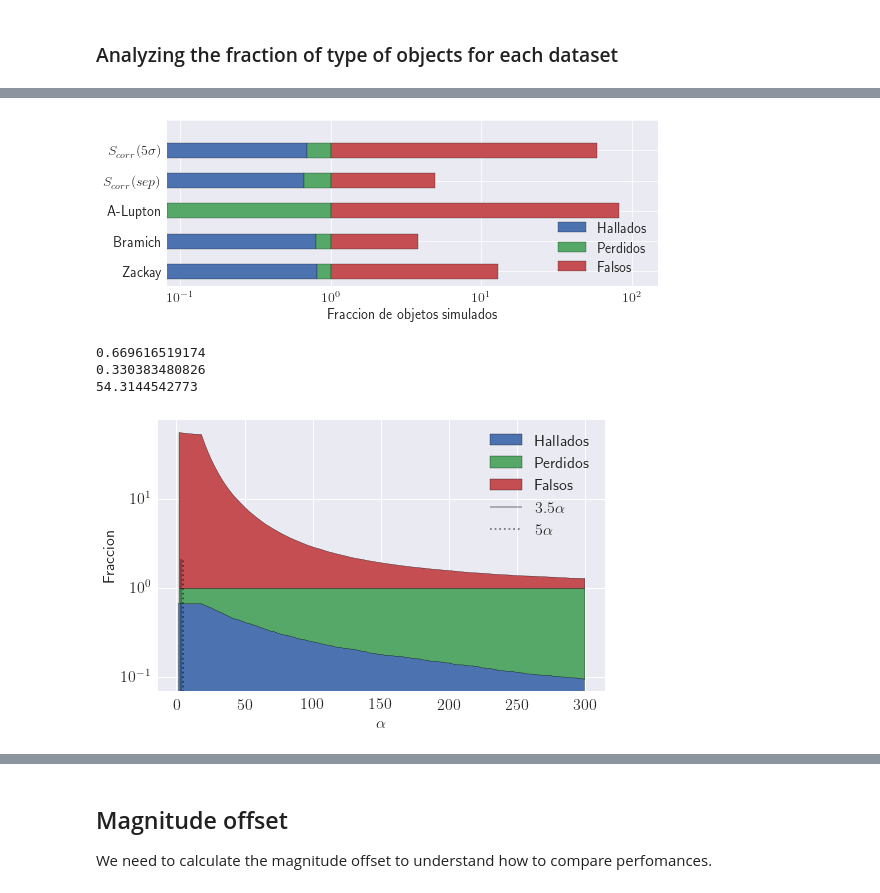
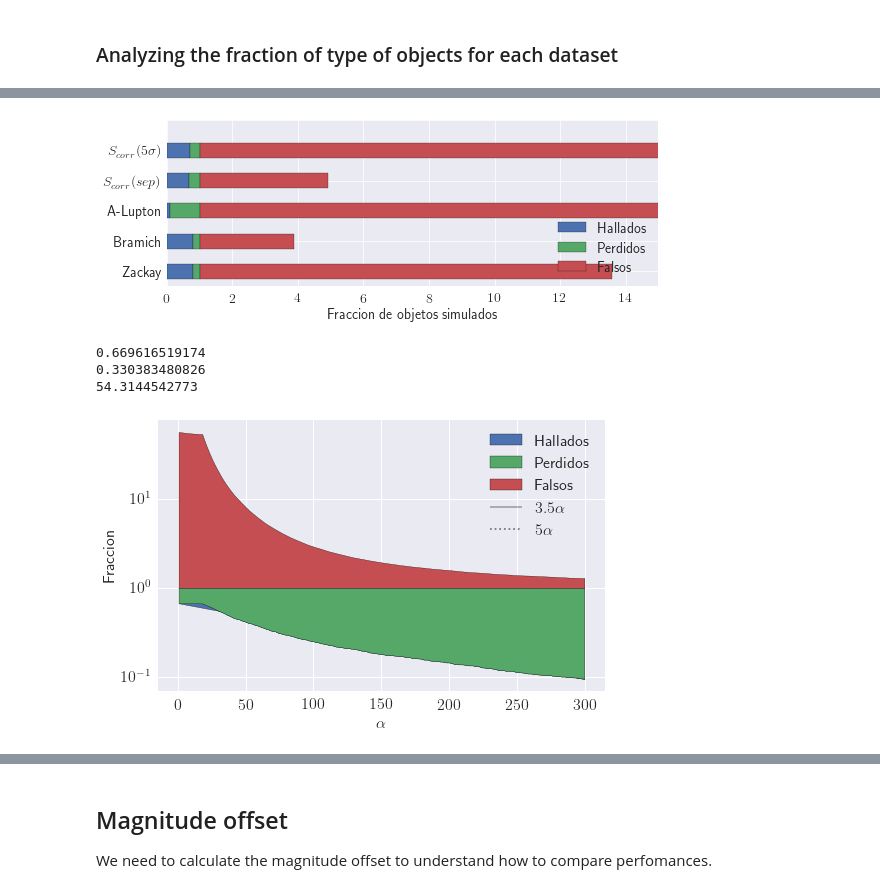
Before and after one commit to BrunoSanchez/O2RBMLearning, a Jupyter notebook: Plots-foursome.ipynb, the cells around one changed output, grey strips where cells are left out. Drawn from its saved outputs; the diff is of its cells as text; code cells hidden in the pictures.

```diff
--- a/Plots-foursome.ipynb
+++ b/Plots-foursome.ipynb
@@ -247,26 +253,26 @@ print df2.to_latex()
 # %%
 #plt.figure(figsize=(8, 4)
 with sns.plotting_context('paper', rc={'figure.figsize': [8, 3]}):
 
     df2[['Hallados', 'Perdidos', 'Falsos']].plot.barh(stacked=True)
     #plt.title('Fraccion de objetos', fontsize=14)
     plt.xscale('linear')
     plt.xlabel('Fraccion de objetos simulados', fontsize=14)
-    plt.semilogx()
-    plt.xlim(0, 150)
+    #plt.semilogx()
+    plt.xlim(0, 15)
     plt.yticks([0,1,2,3,4, 5],
                ['Zackay', 'Bramich', 'A-Lupton', '$S_{corr}(sep)$','$S_{corr}(5\sigma)$'],
                fontsize=14)
 
     plt.vlines(df2[1:2]['Real'], -0.4, 2.3, lw=0.3)
     plt.vlines(df2[1:2]['Real']+df2[1:2]['False Neg'], -0.4, 2.3, lw=0.6)
 
     plt.tight_layout()
     plt.legend(loc='lower right', fontsize=14)
     plt.tick_params(labelsize=14)
     plt.savefig(os.path.join(plot_dir, 'fractions_classes.svg'), format='svg', dpi=720)
 # %% [output]
-[figure, old version]
+[figure, new version]
 # %%
 def TruePositives(dt, thresh, tot_sim):
     detections = dt[dt.SIGNIFICANCE>thresh]
@@ -290,7 +296,7 @@ print FalsePositives(dt_scr, 3.5, tot_sim)
 # %%
 #plt.rcParams['text.usetex'] = True
 plt.figure(figsize=(8, 5))
-xr = np.arange(1.5, 300., 0.25)
+xr = np.arange(0.5, 300., 0.25)
 plt.fill_between(x=xr, y1=0.,
                  y2=[TruePositives(dt_scr, th, tot_sim) for th in xr],
                  label='Hallados', alpha=1)
@@ -309,10 +315,11 @@ plt.xlabel(r'$\alpha$', fontsize=16)
 plt.ylabel('Fraccion', fontsize=16)
 plt.legend(loc='best', fontsize=16)
 plt.tick_params(labelsize=16)
-plt.semilogy()
+#plt.semilogy()
+plt.ylim()
 plt.savefig(os.path.join(plot_dir, 'scorr_thresholds.png'), dpi=720)
 # %% [output]
-[figure, old version]
+[figure, new version]
 # %%
 import gc
 gc.collect()
```
Also changed, not shown: parts of 8 cells of this notebook, 55 other files.
